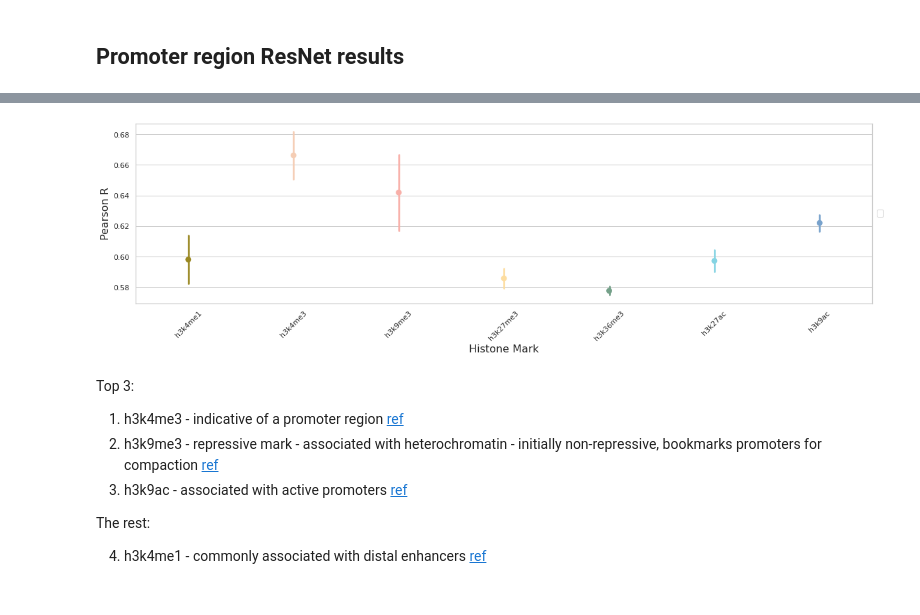
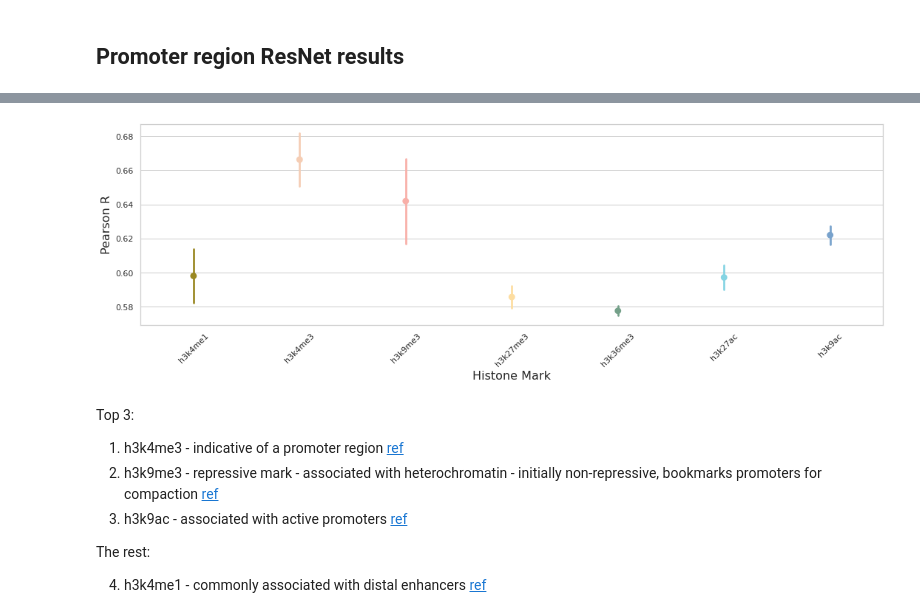
Before and after one commit to neurogenomics/chromexpress, a Jupyter notebook: Predicting.ipynb, the cells around one changed output, grey strips where cells are left out. Saved outputs shown, nothing was run; the diff lists cells and outputs as text; code cells hidden in the pictures.

```diff
--- a/Predicting.ipynb
+++ b/Predicting.ipynb
@@ -36,7 +40,8 @@ losses = pd.read_csv(f"{PRED_PATH}/blind_test.csv", sep='\t')
 # %%
 #plot
 import seaborn as sns
-sns.set(rc={'figure.figsize':(20, 5)})
+import matplotlib.pyplot as plt
+sns.set(rc={'figure.figsize':(18, 5)})
 #sns.set_palette("colorblind")
 #same wesanderson palette as used in R plots
 extended_palette = ["#9A8822","#F5CDB4","#F8AFA8",
@@ -49,18 +54,17 @@ sns.set_style("whitegrid")
 perf_plt = sns.pointplot(hue = "cell",
             y = "Pearson_R",
             x = "assay",
-            #palette=sns.color_palette(extended_palette, 7)[2:4],
             data = losses, ci="sd",join=False,
             dodge=0.7
                       )
-#perf_plt.set_title('MSE',fontsize=14)
-#perf_plt.legend([],[], frameon=False)
 # Put the legend out of the figure
-perf_plt.legend(loc='center left', bbox_to_anchor=(1, 0.5))
-#perf_plt.set(ylim=(-.1, .9))
+perf_plt.legend(loc='upper left',bbox_to_anchor=(-0.006, 1.15),ncol=11,
+                handletextpad=0.3,columnspacing=1.8)
 perf_plt.tick_params(axis='x', rotation=45)
 
 perf_plt.set_xlabel('Histone Mark',fontsize=16)
 perf_plt.set_ylabel('Pearson R',fontsize=16)
 perf_plt.tick_params(labelsize=11)
+
+plt.savefig(str(PROJECT_PATH/"model_results"/"plots"/"prom_model_cell.pdf"),dpi=1000,bbox_inches='tight')
 # %% [output]
@@ -68,7 +72,8 @@ perf_plt.tick_params(labelsize=11)
 # %%
 #plot
 import seaborn as sns
-sns.set(rc={'figure.figsize':(20, 5)})
+import matplotlib.pyplot as plt
+sns.set(rc={'figure.figsize':(18, 5)})
 #same wesanderson palette as used in R plots
 pal = ["#9A8822","#F5CDB4","#F8AFA8",
        "#FDDDA0","#74A089","#85D4E3",
@@ -84,12 +89,14 @@ perf_plt = sns.pointplot(
             data = losses, ci="sd",join=False,
             dodge=0.3, palette=pal)
 #perf_plt.set_title('MSE',fontsize=14)
-#perf_plt.legend([],[], frameon=False)
+perf_plt.legend([],[], frameon=False)
 # Put the legend out of the figure
-perf_plt.legend(loc='center left', bbox_to_anchor=(1, 0.5))
+#perf_plt.legend(loc='center left', bbox_to_anchor=(1, 0.5))
 perf_plt.tick_params(axis='x', rotation=45)
 
 perf_plt.set_xlabel('Histone Mark',fontsize=16)
 perf_plt.set_ylabel('Pearson R',fontsize=16)
 perf_plt.tick_params(labelsize=11)
+
+plt.savefig(str(PROJECT_PATH/"model_results"/"plots"/"prom_model_agg.pdf"),dpi=1000,bbox_inches='tight')
 # %% [output]
@@ -97,4 +103,4 @@ WARNING:matplotlib.legend:No handles with labels found to put in legend.
-[figure, old version]
+[figure, new version]
 # %% [markdown]
 Top 3:
 
```
Also changed, not shown: parts of 48 cells of this notebook, 2 other files.
